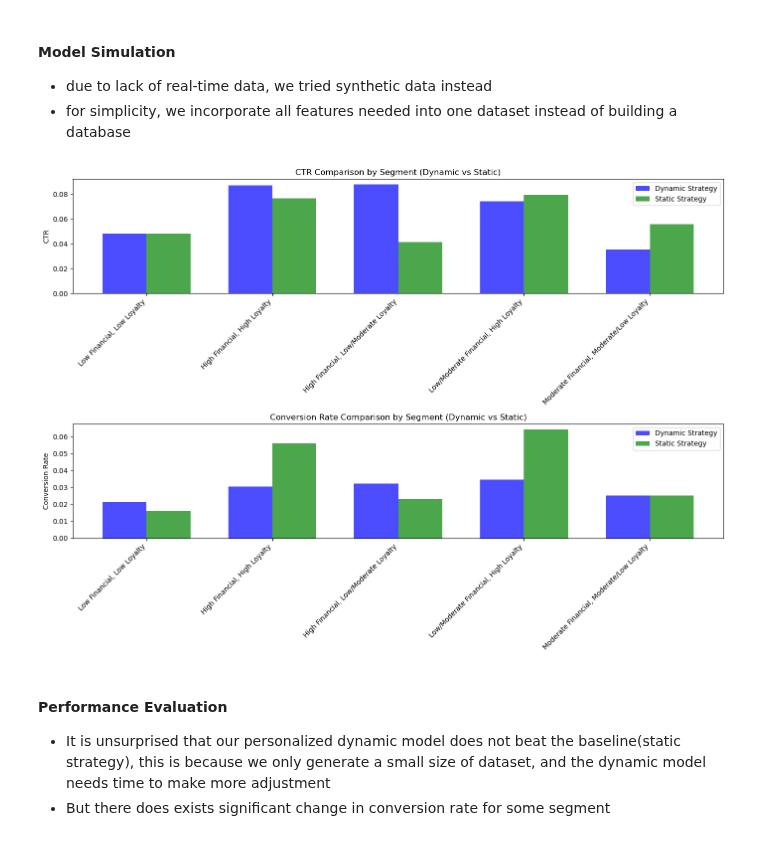
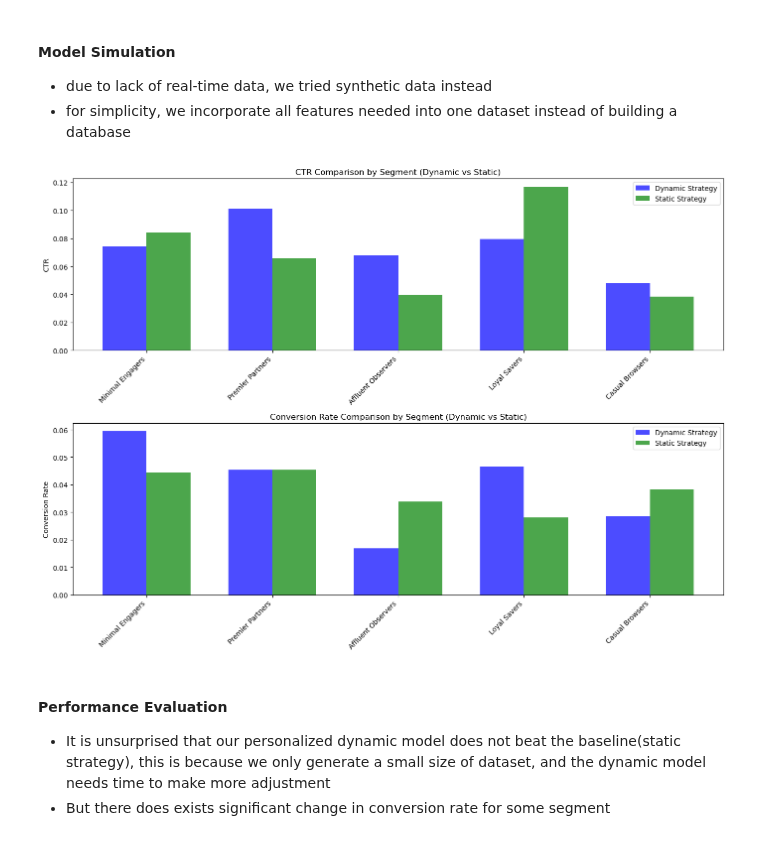
Before and after one commit to yionna/DSA3101-Object-Not-Found, a Jupyter notebook: group_tasks/Subgroup B/qn2.ipynb, the cells around one changed output. Cells and saved outputs as stored; diff of their text form; code cells hidden in the pictures.

```diff
--- a/group_tasks/Subgroup B/qn2.ipynb
+++ b/group_tasks/Subgroup B/qn2.ipynb
@@ -69,13 +69,20 @@ class ModifiedBanditWithSGD:
 - due to lack of real-time data, we tried synthetic data instead
 - for simplicity, we incorporate all features needed into one dataset instead of building a database
 # %%
+segment_labels = ['Minimal Engagers',
+    'Premier Partners',
+    'Affluent Observers',
+    'Loyal Savers',
+    'Casual Browsers']
+
+np.random.seed=3101
 # Generate synthetic customer data
 def generate_customer_data(num_customers, num_features=10):
     return np.random.rand(num_customers, num_features)
 
 # Initialize bandit models for timing, frequency, and channel
-timing_options = ['Morning', 'Afternoon', 'Evening']
-frequency_options = ['Once per week', 'Twice per week', 'Daily']
+timing_options = [12,13,14,15,16,17,18,19,20,21,22]
+frequency_options = [1,2,3,4,5,6,7] #per week
 channel_options = ['Email', 'SMS', 'App Notification']
 
 timing_model = ModifiedBanditWithSGD(len(timing_options))
@@ -87,19 +94,15 @@ num_customers = 1000
 customer_data = generate_customer_data(num_customers)
 
 segments = [
-    'Low Financial, Low Loyalty',
-    'High Financial, High Loyalty',
-    'High Financial, Low/Moderate Loyalty',
-    'Low/Moderate Financial, High Loyalty',
-    'Moderate Financial, Moderate/Low Loyalty'
+   1,5,4,3,2
 ]
 
 segment_preferences = {
-    'Low Financial, Low Loyalty': {'timing': 0.8, 'frequency': 0.5, 'channel': 0.6},
-    'High Financial, High Loyalty': {'timing': 0.95, 'frequency': 0.85, 'channel': 0.9},
-    'High Financial, Low/Moderate Loyalty': {'timing': 0.75, 'frequency': 0.6, 'channel': 0.7},
-    'Low/Moderate Financial, High Loyalty': {'timing': 0.85, 'frequency': 0.75, 'channel': 0.8},
-    'Moderate Financial, Moderate/Low Loyalty': {'timing': 0.65, 'frequency': 0.55, 'channel': 0.6}
+    1: {'timing': 0.8, 'frequency': 0.5, 'channel': 0.6},
+    5: {'timing': 0.95, 'frequency': 0.85, 'channel': 0.9},
+    4: {'timing': 0.75, 'frequency': 0.6, 'channel': 0.7},
+    3: {'timing': 0.85, 'frequency': 0.75, 'channel': 0.8},
+    2: {'timing': 0.65, 'frequency': 0.55, 'channel': 0.6}
 }
 
 segment_results_combined = {segment: {'clicks': 0, 'conversions': 0, 'total_impressions': 0} for segment in segments}
@@ -131,8 +134,8 @@ for i, customer_features in enumerate(customer_data):
         segment_results_combined[segment]['conversions'] += 1
 
     # Static Strategy
-    static_timing = 'Afternoon'
-    static_frequency = 'Once per week'
+    static_timing = 18
+    static_frequency = 1
     static_channel = 'Email'
 
     conversion_rate_static = np.random.rand() < preferences['timing'] * 0.04
@@ -176,36 +179,36 @@ for segment in segments:
     comparison_data['Static Conversion Rate'].append(conversion_rate_static)
 
 # Create DataFrame for comparison
 comparison_df = pd.DataFrame(comparison_data)
 
 # Plot bar charts for effectiveness comparison
 x = np.arange(len(segments))
 width = 0.35
 
 fig, ax = plt.subplots(2, 1, figsize=(14, 10))
 
 # Plot CTR comparison
 ax[0].bar(x - width/2, comparison_df['Dynamic CTR'], width, label='Dynamic Strategy', alpha=0.7, color='blue')
 ax[0].bar(x + width/2, comparison_df['Static CTR'], width, label='Static Strategy', alpha=0.7, color='green')
 ax[0].set_xticks(x)
-ax[0].set_xticklabels(segments, rotation=45, ha="right")
+ax[0].set_xticklabels(segment_labels, rotation=45, ha="right")
 ax[0].set_ylabel('CTR')
 ax[0].set_title('CTR Comparison by Segment (Dynamic vs Static)')
 ax[0].legend()
 
 # Plot Conversion Rate comparison
 ax[1].bar(x - width/2, comparison_df['Dynamic Conversion Rate'], width, label='Dynamic Strategy', alpha=0.7, color='blue')
 ax[1].bar(x + width/2, comparison_df['Static Conversion Rate'], width, label='Static Strategy', alpha=0.7, color='green')
 ax[1].set_xticks(x)
-ax[1].set_xticklabels(segments, rotation=45, ha="right")
+ax[1].set_xticklabels(segment_labels, rotation=45, ha="right")
 ax[1].set_ylabel('Conversion Rate')
 ax[1].set_title('Conversion Rate Comparison by Segment (Dynamic vs Static)')
 ax[1].legend()
 
 plt.tight_layout()
 plt.show()
 # %% [output]
-[figure, old version]
+[figure, new version]
 # %% [markdown]
 #### **Performance Evaluation**
 - It is unsurprised that our personalized dynamic model does not beat the baseline(static strategy), this is because we only generate a small size of dataset, and the dynamic model needs time to make more adjustment
```
Also changed, not shown: parts of 5 cells of this notebook, 3 other files.
